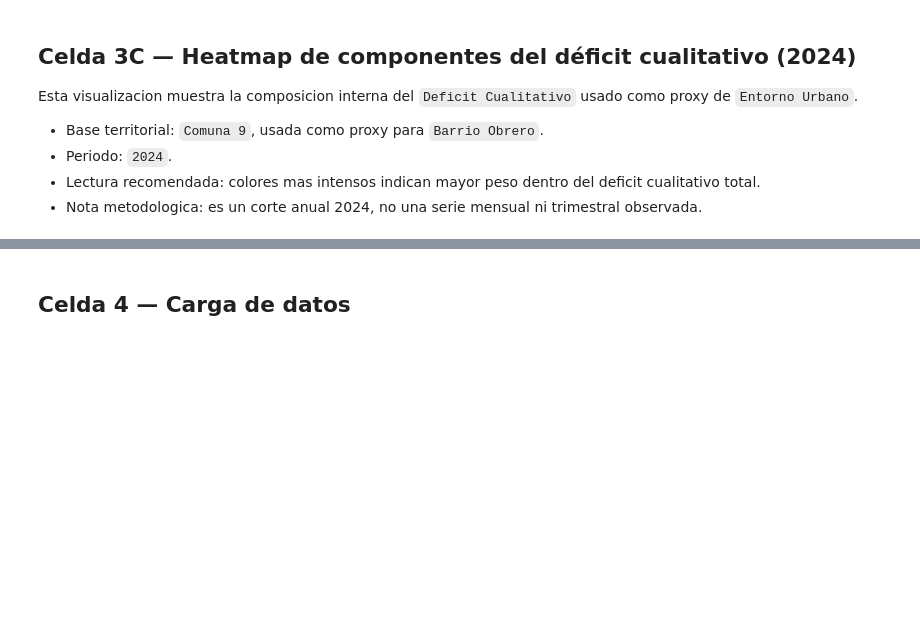
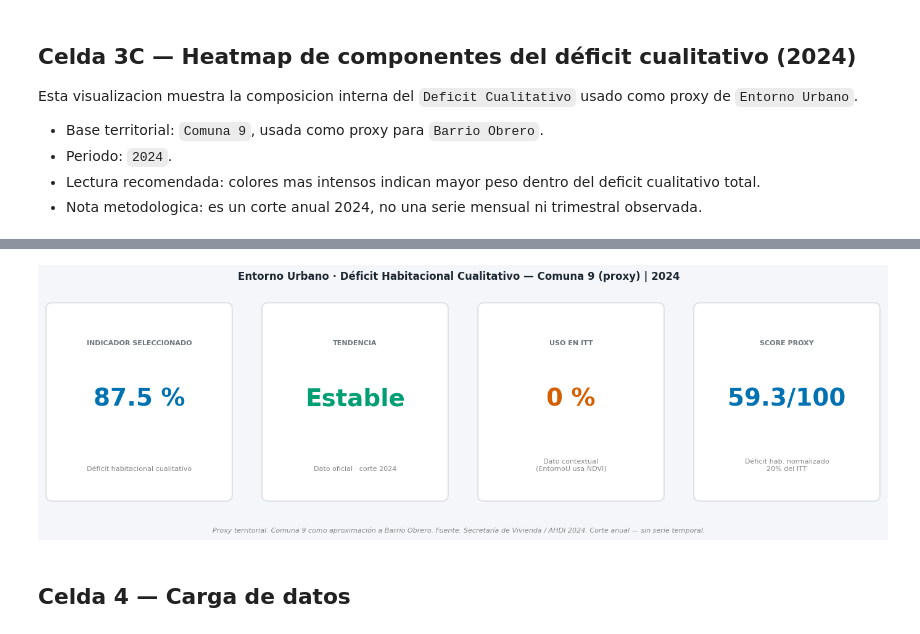
Before and after one commit to Pabandres85/Itt_repos_cali, a Jupyter notebook: notebooks/03_itt_barrio_obrero.ipynb, the cells around one changed output, grey strips where cells are left out. Saved outputs shown, nothing was run; the diff lists cells and outputs as text; code cells hidden in the pictures; blank space fills up the shorter version.

```diff
--- a/notebooks/03_itt_barrio_obrero.ipynb
+++ b/notebooks/03_itt_barrio_obrero.ipynb
@@ -397,3 +701,69 @@ No hay fila de Comuna 9 cargada desde el Excel de referencia.
+# %%
+# ── Celda EU-3b: card Déficit Habitacional — formato dashboard ────────────────
+fig = plt.figure(figsize=(14, 4), facecolor=BG)
+fig.suptitle('Entorno Urbano · Déficit Habitacional Cualitativo — Comuna 9 (proxy) | 2024',
+             fontsize=12, fontweight='bold', color='#1B2631', y=1.02)
+
+posiciones = [
+    [0.02, 0.08, 0.22, 0.82],
+    [0.27, 0.08, 0.22, 0.82],
+    [0.52, 0.08, 0.22, 0.82],
+    [0.77, 0.08, 0.22, 0.82],
+]
+
+def card(ax, etiqueta_top, valor_str, etiqueta_bot, color_val):
+    ax.set_xlim(0, 1); ax.set_ylim(0, 1); ax.axis('off')
+    rect = mpatches.FancyBboxPatch(
+        (0.04, 0.04), 0.92, 0.92,
+        boxstyle='round,pad=0.03',
+        linewidth=1.5, edgecolor='#DEE2E6', facecolor='white'
+    )
+    ax.add_patch(rect)
+    ax.text(0.5, 0.78, etiqueta_top, ha='center', fontsize=8,
+            color='#6C757D', fontweight='bold', transform=ax.transAxes)
+    ax.text(0.5, 0.48, valor_str,    ha='center', fontsize=28,
+            color=color_val, fontweight='bold', transform=ax.transAxes)
+    ax.text(0.5, 0.16, etiqueta_bot, ha='center', fontsize=8,
+            color='#888888', transform=ax.transAxes)
+
+axes_c = [fig.add_axes(p) for p in posiciones]
+
+pct_val  = globals().get('deficit_pct', None)
+sc_eu_val = globals().get('REF_ENTORNO_U', 39.2)
+
+card(axes_c[0],
+     'INDICADOR SELECCIONADO',
+     f'{pct_val:.1f} %' if pct_val else 'N/D',
+     'Déficit habitacional cualitativo',
+     OKI_AZUL)
+
+card(axes_c[1],
+     'TENDENCIA',
+     'Estable',
+     'Dato oficial · corte 2024',
+     OKI_VERDE)
+
+card(axes_c[2],
+     'USO EN ITT',
+     '0 %',
+     'Dato contextual\n(EntornoU usa NDVI)',
+     OKI_BERMELL)
+
+card(axes_c[3],
+     'SCORE PROXY',
+     f'{sc_eu_val:.1f}/100',
+     f'Déficit hab. normalizado\n20% del ITT',
+     OKI_AZUL)
+
+fig.text(0.5, -0.04,
+    'Proxy territorial: Comuna 9 como aproximación a Barrio Obrero. '
+    'Fuente: Secretaría de Vivienda / AHDI 2024. Corte anual — sin serie temporal.',
+    ha='center', fontsize=8, color='#888888', style='italic')
+
+plt.savefig('itt_obrero_deficit_card.png', dpi=150, bbox_inches='tight', facecolor=BG)
+plt.show()
+# %% [output]
+[figure, added]
 # %% [markdown]
 ## Celda 4 — Carga de datos
 # %%
```
Also changed, not shown: parts of 10 cells of this notebook.
